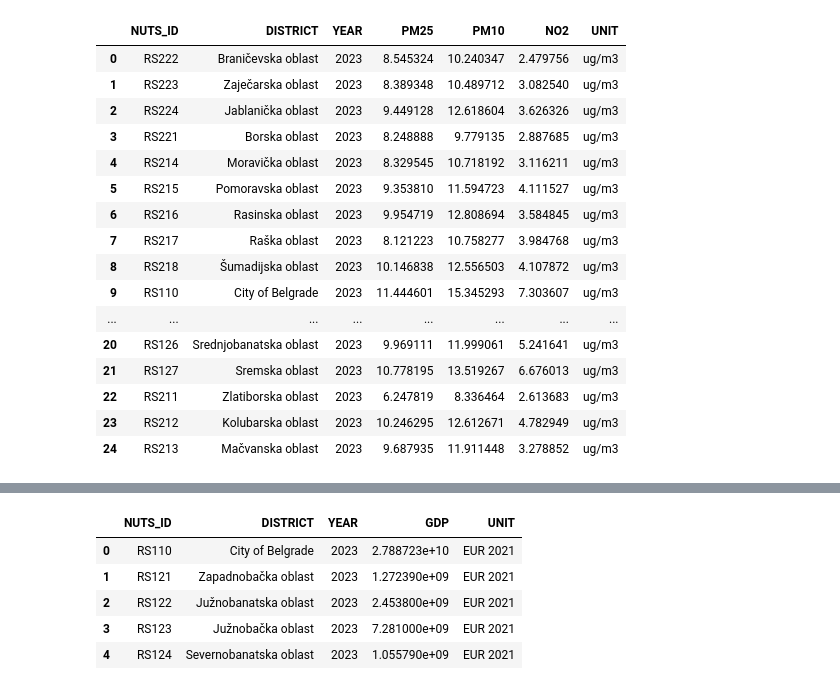
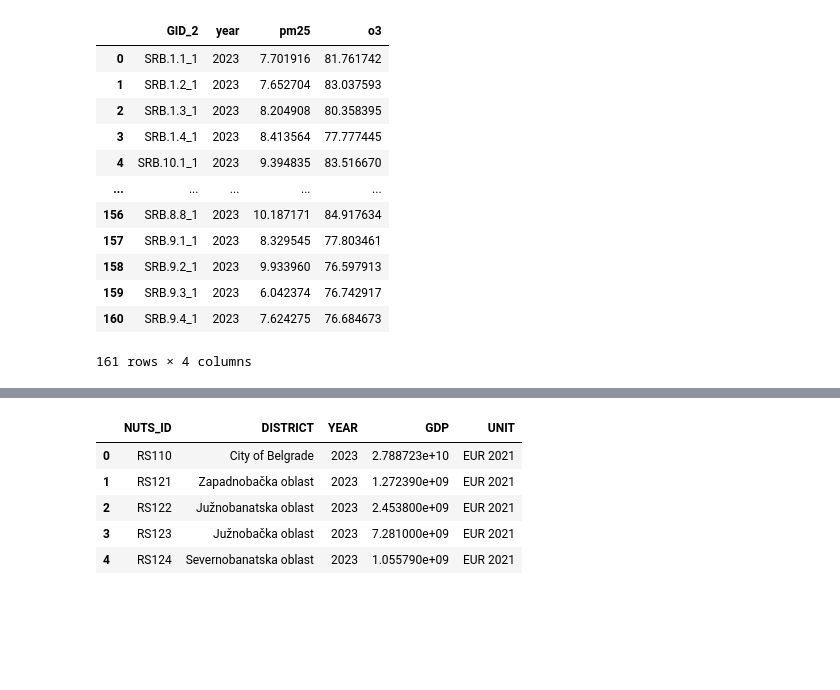
Before and after one commit to sonleh96/wb-gpbp-ldt, a Jupyter notebook: notebooks/extract_owm.ipynb, the cells around one changed output, grey strips where cells are left out. Drawn from its saved outputs; the diff is of its cells as text; code cells hidden in the pictures; blank space fills up the shorter version.

```diff
--- a/notebooks/extract_owm.ipynb
+++ b/notebooks/extract_owm.ipynb
@@ -259,0 +239,17 @@ gdf
+# %%
+full_df = full_df.sort_values(by=['location', 'timestamp'])
+
+
+def calculate_rolling_avg(group):
+    # https://environment.ec.europa.eu/topics/air/air-quality/eu-air-quality-standards_en
+    # https://uk-air.defra.gov.uk/air-pollution/faq?question=20#:~:text=The%20maximum%20daily%20running%208,average%20concentrations%20over%20a%20year.
+
+    group = group.sort_index()
+    group['o3_8hr_avg'] = group['o3'].rolling(window=8, min_periods=1).mean()
+    # group['co_8hr_avg'] = group['co'].rolling(window=8, min_periods=1).mean()
+    return group
+
+full_df = full_df.groupby('location').apply(calculate_rolling_avg).reset_index(drop=True)
+o3_daily = full_df.groupby(['location', 'year', 'date']).agg(o3_daily=('o3_8hr_avg', 'max')).reset_index()
+o3_yearly = o3_daily.groupby(['location', 'year']).agg(o3=('o3_daily', 'mean')).reset_index()
+o3_yearly
@@ -259,0 +270,3 @@ gdf
+# %%
+pm25_yearly = full_df.groupby(['location', 'year']).agg(pm25=('pm25', 'mean')).reset_index()
+pm25_yearly
@@ -259,0 +287,18 @@ gdf
+# %%
+out_df = pd.merge(pm25_yearly, o3_yearly, on=['location', 'year'], how='inner')
+out_df = out_df.rename({'location': 'GID_2'}, axis=1)
+out_df
+# %% [output]
+|  | GID_2 | year | pm25 | o3 |
+| 0 | SRB.1.1_1 | 2023 | 7.701916 | 81.761742 |
+| 1 | SRB.1.2_1 | 2023 | 7.652704 | 83.037593 |
+| 2 | SRB.1.3_1 | 2023 | 8.204908 | 80.358395 |
+| 3 | SRB.1.4_1 | 2023 | 8.413564 | 77.777445 |
+| 4 | SRB.10.1_1 | 2023 | 9.394835 | 83.516670 |
+| ... | ... | ... | ... | ... |
+| 156 | SRB.8.8_1 | 2023 | 10.187171 | 84.917634 |
+| 157 | SRB.9.1_1 | 2023 | 8.329545 | 77.803461 |
+| 158 | SRB.9.2_1 | 2023 | 9.933960 | 76.597913 |
+| 159 | SRB.9.3_1 | 2023 | 6.042374 | 76.742917 |
+| 160 | SRB.9.4_1 | 2023 | 7.624275 | 76.684673 |
+161 rows × 4 columns
@@ -260,29 +307,11 @@ gdf
 # %%
-gb = full_df.groupby(['location', 'year']).agg({'pm25': 'mean',
-                                           'pm10': 'mean',
-                                           'no2': 'mean'}).reset_index()
-gb = gb.rename({'location': 'NUTS_ID'}, axis=1)
-gb = gdf[['NUTS_ID', 'NAME_LATN']].merge(gb, on=['NUTS_ID'], how='left')
-gb = gb.rename({'NAME_LATN': 'DISTRICT'}, axis=1)
-gb.columns = gb.columns.str.upper()
-gb['UNIT'] = 'ug/m3'
-gb
+# gb = full_df.groupby(['location', 'year']).agg({'pm25': 'mean',
+#                                            'pm10': 'mean',
+#                                            'no2': 'mean'}).reset_index()
+# gb = gb.rename({'location': 'NUTS_ID'}, axis=1)
+# gb = gdf[['NUTS_ID', 'NAME_LATN']].merge(gb, on=['NUTS_ID'], how='left')
+# gb = gb.rename({'NAME_LATN': 'DISTRICT'}, axis=1)
+# gb.columns = gb.columns.str.upper()
+# gb['UNIT'] = 'ug/m3'
+# gb
-# %% [output]
-|  | NUTS_ID | DISTRICT | YEAR | PM25 | PM10 | NO2 | UNIT |
-| 0 | RS222 | Braničevska oblast | 2023 | 8.545324 | 10.240347 | 2.479756 | ug/m3 |
-| 1 | RS223 | Zaječarska oblast | 2023 | 8.389348 | 10.489712 | 3.082540 | ug/m3 |
-| 2 | RS224 | Jablanička oblast | 2023 | 9.449128 | 12.618604 | 3.626326 | ug/m3 |
-| 3 | RS221 | Borska oblast | 2023 | 8.248888 | 9.779135 | 2.887685 | ug/m3 |
-| 4 | RS214 | Moravička oblast | 2023 | 8.329545 | 10.718192 | 3.116211 | ug/m3 |
-| 5 | RS215 | Pomoravska oblast | 2023 | 9.353810 | 11.594723 | 4.111527 | ug/m3 |
-| 6 | RS216 | Rasinska oblast | 2023 | 9.954719 | 12.808694 | 3.584845 | ug/m3 |
-| 7 | RS217 | Raška oblast | 2023 | 8.121223 | 10.758277 | 3.984768 | ug/m3 |
-| 8 | RS218 | Šumadijska oblast | 2023 | 10.146838 | 12.556503 | 4.107872 | ug/m3 |
-| 9 | RS110 | City of Belgrade | 2023 | 11.444601 | 15.345293 | 7.303607 | ug/m3 |
-| ... | ... | ... | ... | ... | ... | ... | ... |
-| 20 | RS126 | Srednjobanatska oblast | 2023 | 9.969111 | 11.999061 | 5.241641 | ug/m3 |
-| 21 | RS127 | Sremska oblast | 2023 | 10.778195 | 13.519267 | 6.676013 | ug/m3 |
-| 22 | RS211 | Zlatiborska oblast | 2023 | 6.247819 | 8.336464 | 2.613683 | ug/m3 |
-| 23 | RS212 | Kolubarska oblast | 2023 | 10.246295 | 12.612671 | 4.782949 | ug/m3 |
-| 24 | RS213 | Mačvanska oblast | 2023 | 9.687935 | 11.911448 | 3.278852 | ug/m3 |
 # %%
```
Also changed, not shown: parts of 15 cells of this notebook.
